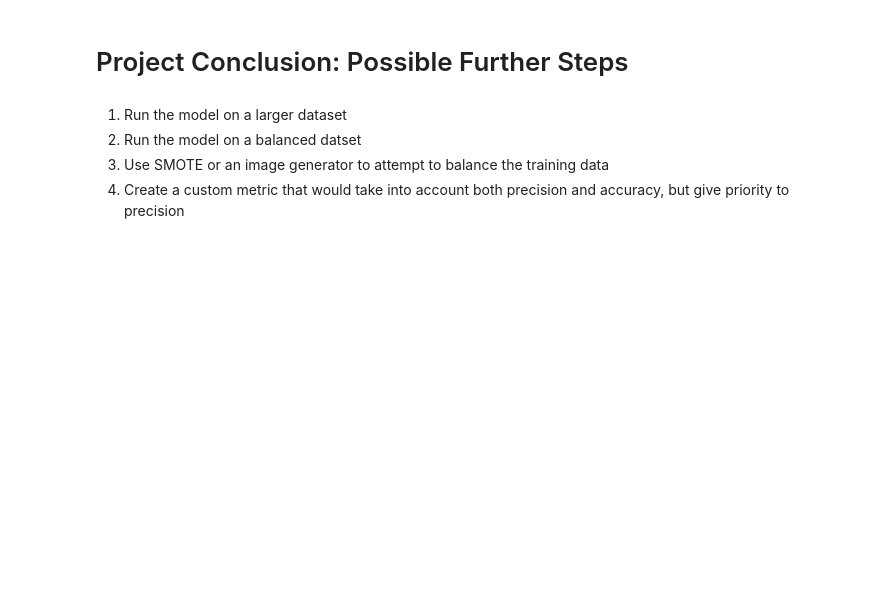
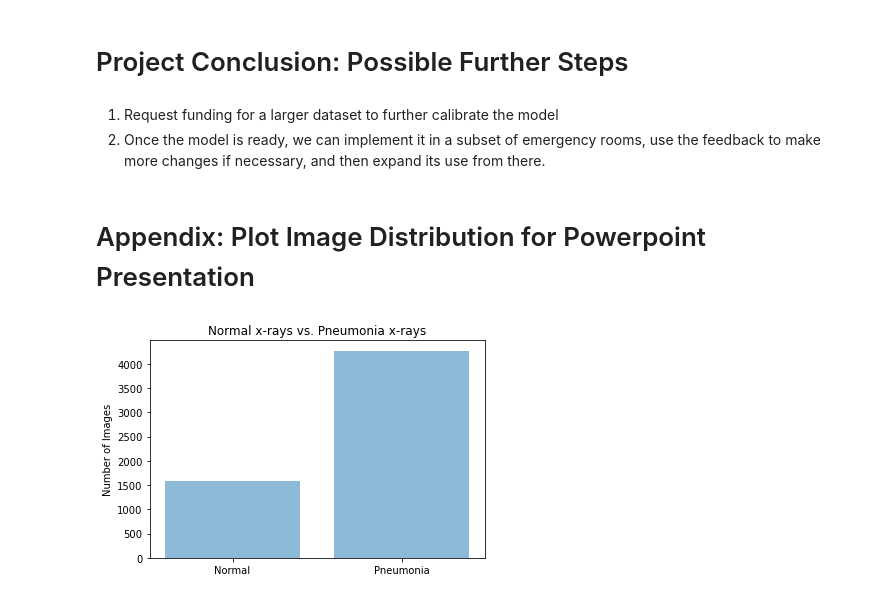
Before and after one commit to Freddy-2021/Using-a-Convolutional-Neural-Network-to-Help-Detect-Pneumonia, a Jupyter notebook: student.ipynb, the cells around one changed output. Drawn from its saved outputs; the diff is of its cells as text; code cells hidden in the pictures; blank space fills up the shorter version.

```diff
--- a/student.ipynb
+++ b/student.ipynb
@@ -1061,8 +1105,27 @@ Confusion matrix, without normalization
 [figure]
 # %% [markdown]
 # Project Conclusion: Possible Further Steps
-# %% [markdown]
-1. Run the model on a larger dataset
-2. Run the model on a balanced datset
-3. Use SMOTE or an image generator to attempt to balance the training data
-4. Create a custom metric that would take into account both precision and accuracy, but give priority to precision
+# %% [markdown]
+1. Request funding for a larger dataset to further calibrate the model
+2. Once the model is ready, we can implement it in a subset of emergency rooms, use the feedback to make more changes if necessary, and then expand its use from there.
+# %% [markdown]
+# Appendix: Plot Image Distribution for Powerpoint Presentation
+# %%
+#import matplotlib.pyplot as plt; plt.rcdefaults()
+#import numpy as np
+import matplotlib.pyplot as plt
+
+objects = ('Normal', 'Pneumonia')
+y_pos = np.arange(len(objects))
+performance = [1583,4273]
+
+plt.bar(y_pos, performance, alpha=0.5)
+plt.xticks(y_pos, objects)
+plt.ylabel('Number of Images')
+plt.title('Normal x-rays vs. Pneumonia x-rays')
+
+plt.show()
+
+#This includes 1583 'normal' images, and 4273 'pneumonia' images.
+# %% [output]
+[figure, added]
```
Also changed, not shown: parts of 28 cells of this notebook, 6 other files.
